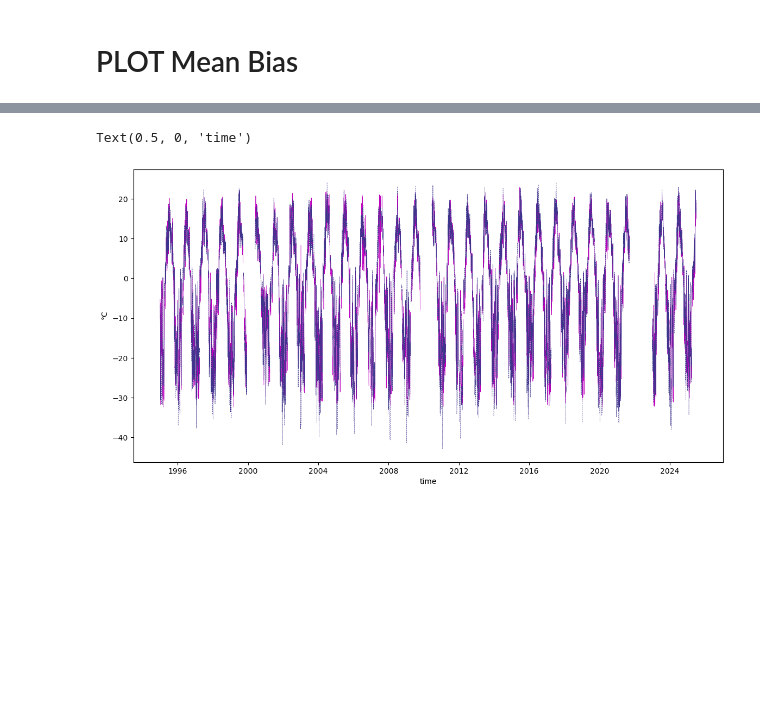
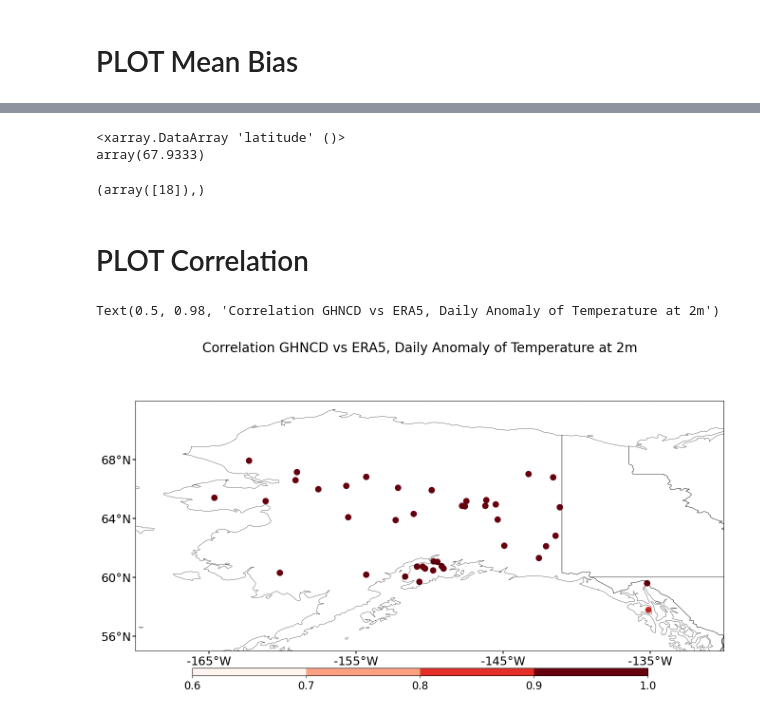
Before and after one commit to GaelleHervieux/ERA5_Tair_Tmin_Tmax, a Jupyter notebook: plot_GHCND_vs_ERA5_AK.ipynb, the cells around one changed output, grey strips where cells are left out. Cells and saved outputs as stored; diff of their text form; code cells hidden in the pictures; blank space fills up the shorter version.

```diff
--- a/plot_GHCND_vs_ERA5_AK.ipynb
+++ b/plot_GHCND_vs_ERA5_AK.ipynb
@@ -93,8 +95,8 @@ rmse = xr.zeros_like(obs.mean('time'))*np.nan
 corr = xr.zeros_like(obs.mean('time'))*np.nan
 mbia = xr.zeros_like(obs.mean('time'))*np.nan
 # %%
-aobs = (obs.groupby('time.month') - obs.groupby('time.month').mean('time'))
-at2m = (t2m.groupby('time.month') - t2m.groupby('time.month').mean('time'))
+aobs = (obs.groupby('time.day') - obs.groupby('time.day').mean('time'))
+at2m = (t2m.groupby('time.day') - t2m.groupby('time.day').mean('time'))
 # %% [markdown]
 # PLOT RMSE
 # %%
@@ -150,12 +176,46 @@ Text(0.5, 0.98, 'Mean Bias GHNCD vs ERA5, Temperature at 2m')
-# %%
-fig, ax = plt.subplots(nrows=1,ncols=1,figsize=(14,7))
-ip=2
-
-ax.plot(ds['time'],obs.isel(station=ip),color='m',linewidth=0.5)
-ax.plot(ds['time'],t2m.isel(station=ip),color=colors(ip),linewidth=0.5,linestyle='--')
-
-plt.ylabel(f'$\degree$C')
-plt.xlabel('time')
-# %% [output]
-Text(0.5, 0, 'time')
-[figure, removed]
+# %%
+ds['latitude'].max()
+# %% [output]
+<xarray.DataArray 'latitude' ()>
+array(67.9333)
+# %%
+np.where(ds['latitude']>67.9)
+# %% [output]
+(array([18]),)
+# %% [markdown]
+# PLOT Correlation
+# %%
+for ip in range(0,len(ds['station'])):
+    xxx = np.where(np.isnan(aobs.isel(station=ip))==False)[0]
+    corr[ip] = np.corrcoef(aobs.isel(station=ip)[xxx],at2m.isel(station=ip)[xxx])[0][1]
+# %%
+proj=ccrs.PlateCarree()
+clevs=np.arange(0.6,1.05,0.1)
+cmap=cm.get_cmap('Reds',len(clevs)-1)
+
+fig, ax = plt.subplots(nrows=1,ncols=1,figsize=(16,8),subplot_kw={'projection':proj})
+
+for ip in range(0,len(ds['station'])):
+  cc=ax.scatter(ds['longitude'][ip],ds['latitude'][ip],c=corr[ip],vmin=clevs[0],vmax=clevs[-1],marker='o',cmap=cmap,s=75)
+
+cbar_ax = fig.add_axes([0.2, 0.1, 0.6, 0.02])
+cbar=fig.colorbar(cc, cax=cbar_ax,orientation='horizontal',label='',ticks=clevs)
+cbar.set_label(label='',fontsize=16)
+cbar.ax.tick_params(labelsize=16)
+ax.set_extent([190,230,55,72],proj)
+grd = ax.gridlines(
+draw_labels=False,
+color='gray', alpha=0.01, linestyle='--')
+
+ax.set_xlabel('')
+ax.set_ylabel('')
+ax.add_feature(state_borders,zorder=100,linewidth=0.4,edgecolor='k')
+ax.tick_params(axis='both',direction='out',width=1.5,length=4)
+ax.set_yticks(ax.get_yticks()[1:-1:2],crs=ccrs.PlateCarree())
+ax.set_yticklabels([f'{round(ixx)}$\degree$N' for ixx in ax.get_yticks()],size=18)
+ax.set_xticks(ax.get_xticks()[1:-1:2],crs=ccrs.PlateCarree())
+ax.set_xticklabels([f'{round(ixx)}$\degree$W' for ixx in ax.get_xticks()],size=18)
+plt.suptitle('Correlation GHNCD vs ERA5, Daily Anomaly of Temperature at 2m',fontsize=20)
+# %% [output]
+Text(0.5, 0.98, 'Correlation GHNCD vs ERA5, Daily Anomaly of Temperature at 2m')
+[figure, added]
```
Also changed, not shown: parts of 6 cells of this notebook.
